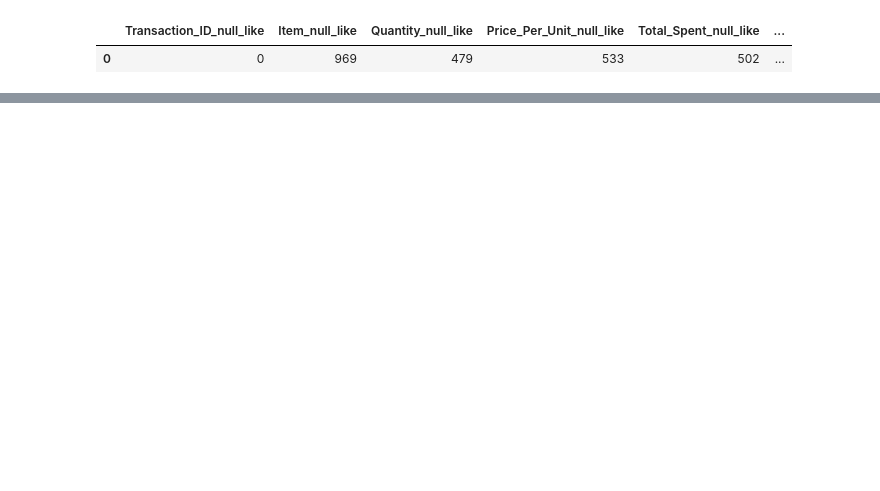
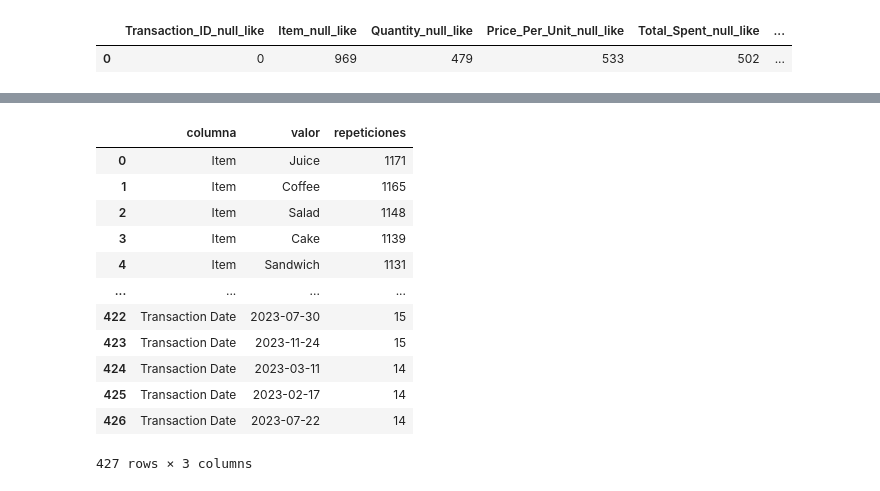
Before and after one commit to teofilocorrea/Data_Profiling_Coffe_Sales, a Jupyter notebook: notebooks/01_data_profiling_raw_pre_duckdb.ipynb, the cells around one changed output, grey strips where cells are left out. Saved outputs shown, nothing was run; the diff lists cells and outputs as text; code cells hidden in the pictures; blank space fills up the shorter version.

```diff
--- a/notebooks/01_data_profiling_raw_pre_duckdb.ipynb
+++ b/notebooks/01_data_profiling_raw_pre_duckdb.ipynb
@@ -172,0 +241,63 @@ FROM profiling.data_profiling_summary;
+# %%
+%%sql
+-- ========================================
+-- TEMPLATE: EDA_DUPLICATES_MULTI_COLUMN
+-- Descripción: Detectar valores duplicados en múltiples columnas
+-- ========================================
+
+SELECT
+    columna,
+    valor,
+    COUNT(*) AS repeticiones
+FROM (
+    -- Columna 1
+    SELECT 'Location' AS columna, Location AS valor
+    FROM profiling.data_profiling_summary
+
+    UNION ALL
+    -- Columna 2
+    SELECT 'Payment Method', "Payment Method"
+    FROM profiling.data_profiling_summary
+
+    UNION ALL
+    -- Columna 3
+    SELECT 'Quantity', Quantity
+    FROM profiling.data_profiling_summary
+
+    UNION ALL
+    -- Columna 4
+    SELECT 'Price Per Unit', "Price Per Unit"
+    FROM profiling.data_profiling_summary
+
+     UNION ALL
+    -- Columna 5
+    SELECT 'Item', Item
+    FROM profiling.data_profiling_summary
+
+    UNION ALL
+    -- Columna 6
+    SELECT 'Total Spent', "Total Spent"
+    FROM profiling.data_profiling_summary
+
+    UNION ALL
+    -- Columna 7
+    SELECT 'Transaction Date', "Transaction Date"
+    FROM profiling.data_profiling_summary
+) t
+GROUP BY columna, valor
+HAVING COUNT(*) > 1
+ORDER BY columna, repeticiones DESC;
+# %% [output]
+|  | columna | valor | repeticiones |
+| 0 | Item | Juice | 1171 |
+| 1 | Item | Coffee | 1165 |
+| 2 | Item | Salad | 1148 |
+| 3 | Item | Cake | 1139 |
+| 4 | Item | Sandwich | 1131 |
+| ... | ... | ... | ... |
+| 422 | Transaction Date | 2023-07-30 | 15 |
+| 423 | Transaction Date | 2023-11-24 | 15 |
+| 424 | Transaction Date | 2023-03-11 | 14 |
+| 425 | Transaction Date | 2023-02-17 | 14 |
+| 426 | Transaction Date | 2023-07-22 | 14 |
+427 rows × 3 columns
```
Also changed, not shown: parts of 5 cells of this notebook.
